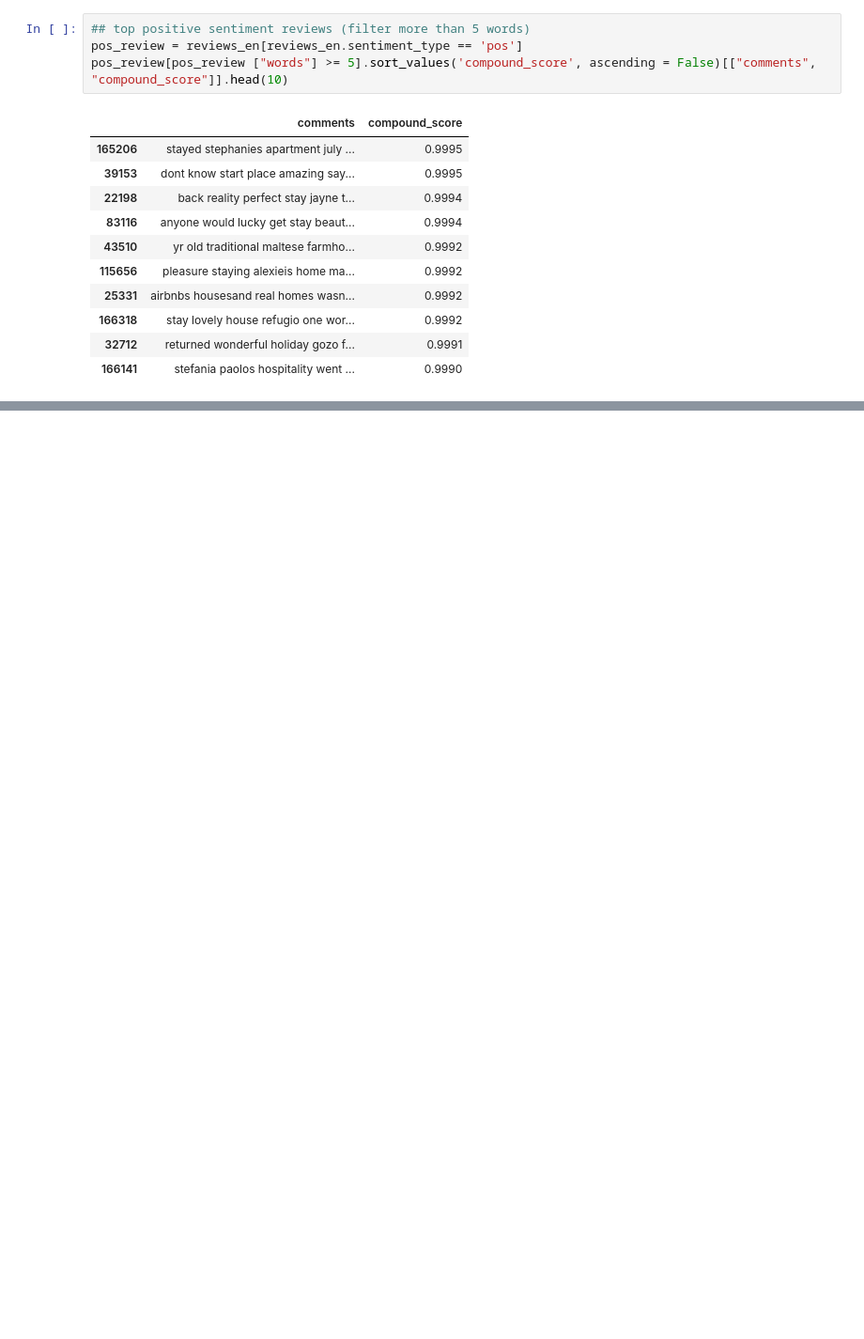
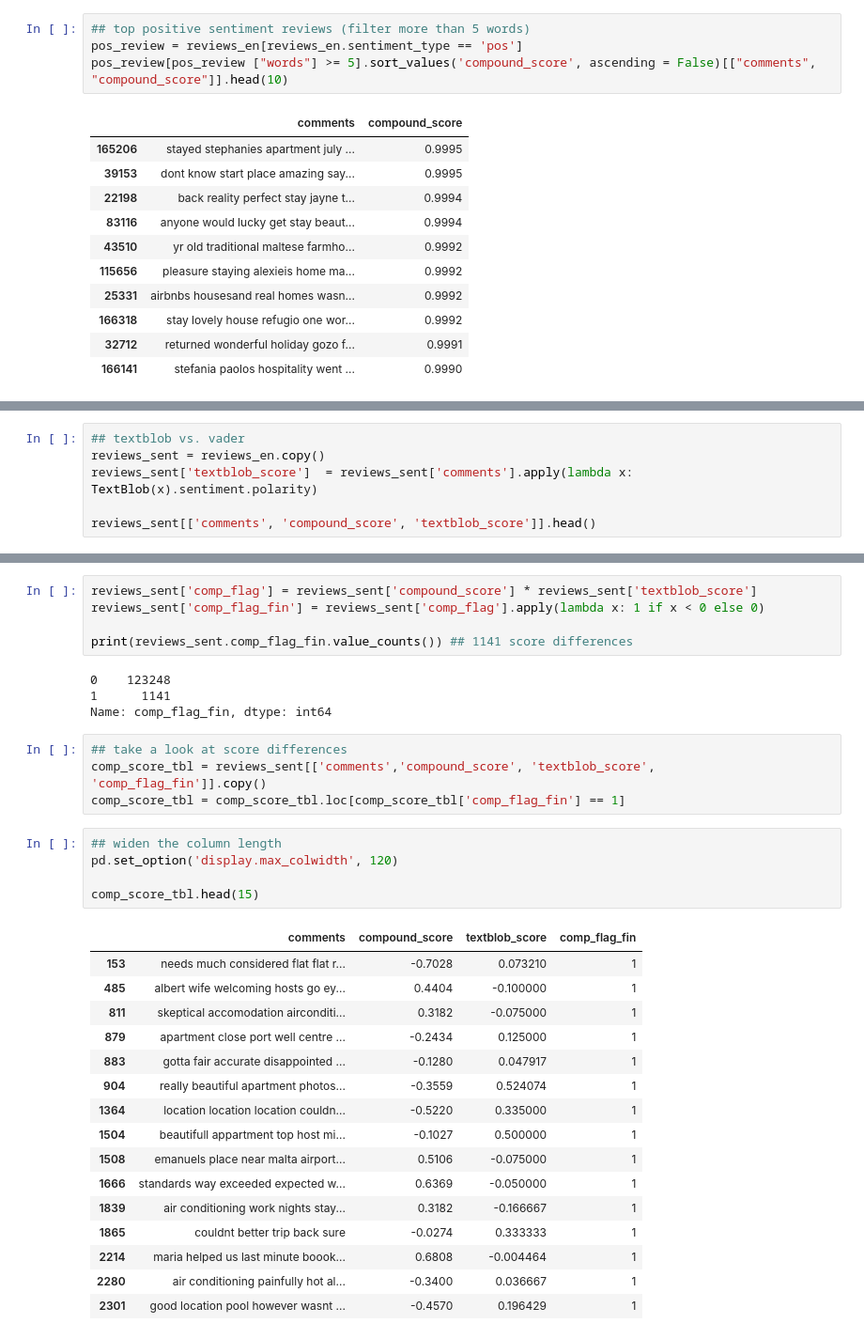
Before and after one commit to dianaionascu15/airbnb-nlp, a Jupyter notebook: airbnb_nlp.ipynb, the cells around one changed output, grey strips where cells are left out. Shown at 94% size. Saved outputs shown, nothing was run; the diff lists cells and outputs as text; blank space fills up the shorter version.

Commit message:
textblob test

```diff
--- a/airbnb_nlp.ipynb
+++ b/airbnb_nlp.ipynb
@@ -624,0 +642,6 @@ neg_review[neg_review ["words"] >= 5].sort_values('compound_score', ascending =
+# %%
+## textblob vs. vader
+reviews_sent = reviews_en.copy()
+reviews_sent['textblob_score']  = reviews_sent['comments'].apply(lambda x: TextBlob(x).sentiment.polarity)
+
+reviews_sent[['comments', 'compound_score', 'textblob_score']].head()
@@ -624,0 +655,35 @@ neg_review[neg_review ["words"] >= 5].sort_values('compound_score', ascending =
+# %%
+reviews_sent['comp_flag'] = reviews_sent['compound_score'] * reviews_sent['textblob_score']
+reviews_sent['comp_flag_fin'] = reviews_sent['comp_flag'].apply(lambda x: 1 if x < 0 else 0)
+
+print(reviews_sent.comp_flag_fin.value_counts()) ## 1141 score differences
+# %% [output]
+0    123248
+1      1141
+Name: comp_flag_fin, dtype: int64
+# %%
+## take a look at score differences
+comp_score_tbl = reviews_sent[['comments','compound_score', 'textblob_score', 'comp_flag_fin']].copy()
+comp_score_tbl = comp_score_tbl.loc[comp_score_tbl['comp_flag_fin'] == 1]
+# %%
+## widen the column length
+pd.set_option('display.max_colwidth', 120)
+
+comp_score_tbl.head(15)
+# %% [output]
+|  | comments | compound_score | textblob_score | comp_flag_fin |
+| 153 | needs much considered flat flat r... | -0.7028 | 0.073210 | 1 |
+| 485 | albert wife welcoming hosts go ey... | 0.4404 | -0.100000 | 1 |
+| 811 | skeptical accomodation airconditi... | 0.3182 | -0.075000 | 1 |
+| 879 | apartment close port well centre ... | -0.2434 | 0.125000 | 1 |
+| 883 | gotta fair accurate disappointed ... | -0.1280 | 0.047917 | 1 |
+| 904 | really beautiful apartment photos... | -0.3559 | 0.524074 | 1 |
+| 1364 | location location location couldn... | -0.5220 | 0.335000 | 1 |
+| 1504 | beautifull appartment top host mi... | -0.1027 | 0.500000 | 1 |
+| 1508 | emanuels place near malta airport... | 0.5106 | -0.075000 | 1 |
+| 1666 | standards way exceeded expected w... | 0.6369 | -0.050000 | 1 |
+| 1839 | air conditioning work nights stay... | 0.3182 | -0.166667 | 1 |
+| 1865 | couldnt better trip back sure | -0.0274 | 0.333333 | 1 |
+| 2214 | maria helped us last minute boook... | 0.6808 | -0.004464 | 1 |
+| 2280 | air conditioning painfully hot al... | -0.3400 | 0.036667 | 1 |
+| 2301 | good location pool however wasnt ... | -0.4570 | 0.196429 | 1 |
```
Also changed, not shown: parts of 7 cells of this notebook.
